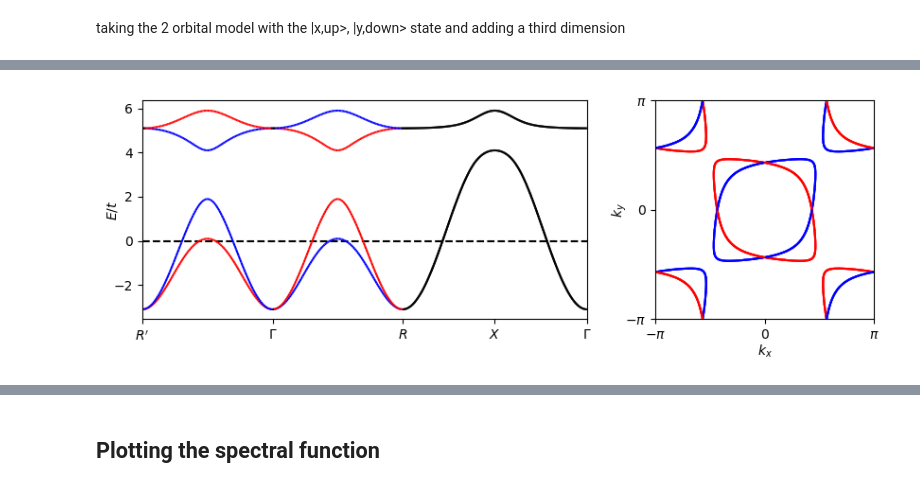
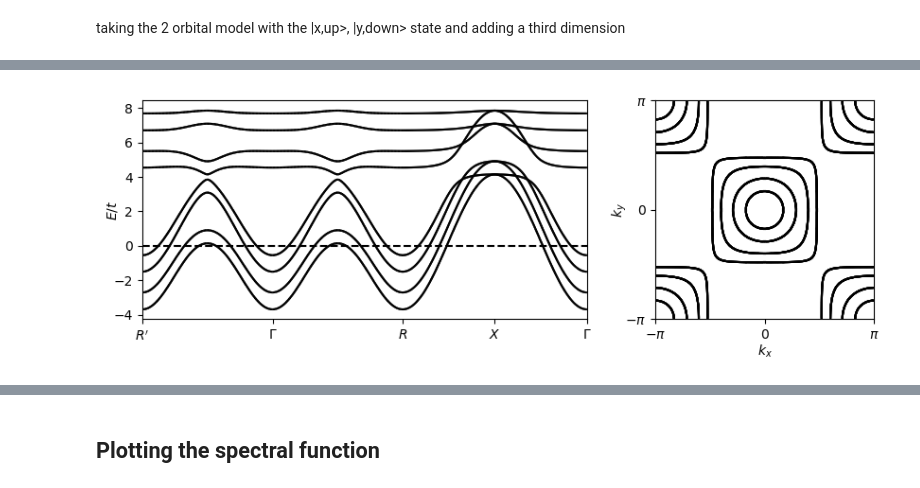
Before and after one commit to dpreuo/alter_surf, a Jupyter notebook: surface_DLKK.ipynb, the cells around one changed output, grey strips where cells are left out. Drawn from its saved outputs; the diff is of its cells as text; code cells hidden in the pictures.

```diff
--- a/surface_DLKK.ipynb
+++ b/surface_DLKK.ipynb
@@ -36,23 +49,22 @@ def projector2layer(layer,len_z=2):
 # %%
-paramS1 = dict(delta=1,m=0.9,mu=-3)
+paramS1 = dict(len_z=4,tz=1,delta=1,m=0.9,Q_z=pi,mu=-3,PBC=False)
+
 
 param = paramS1
 fig, [ax,ax1] = plt.subplots(1,2,gridspec_kw={'width_ratios': [2,1]},figsize=(10,3))
 
 #some special points of the brillouin zone
 
 labels = ["R'",'\Gamma','R',"X",'\Gamma']
 pathBZ = np.array([points_BZ[x] for x in labels])
 labels = ['$'+l+'$' for l in labels]
 
 
-
-
-coloring_operator = Spin_operator
+coloring_operator = np.kron(np.ones(param['len_z']), Spin_operator)
 
 cmap = cm.get_cmap('bwr')
 
-plot_bandstruc(ax,H_DLKK_2D,param=param,points_path=pathBZ,labels_points_path=labels,coloring_operator=coloring_operator,cmap=cmap)
-plot_FS(ax1,H_DLKK_2D,param=param,coloring_operator=coloring_operator,cmap=cmap)
+plot_bandstruc(ax,H_DLKK_3D,param=param,points_path=pathBZ,labels_points_path=labels,coloring_operator=coloring_operator,cmap=cmap)
+plot_FS(ax1,H_DLKK_3D,param=param,coloring_operator=coloring_operator,cmap=cmap)
 # %% [output]
-[figure, old version]
+[figure, new version]
```
Also changed, not shown: parts of 15 cells of this notebook.
